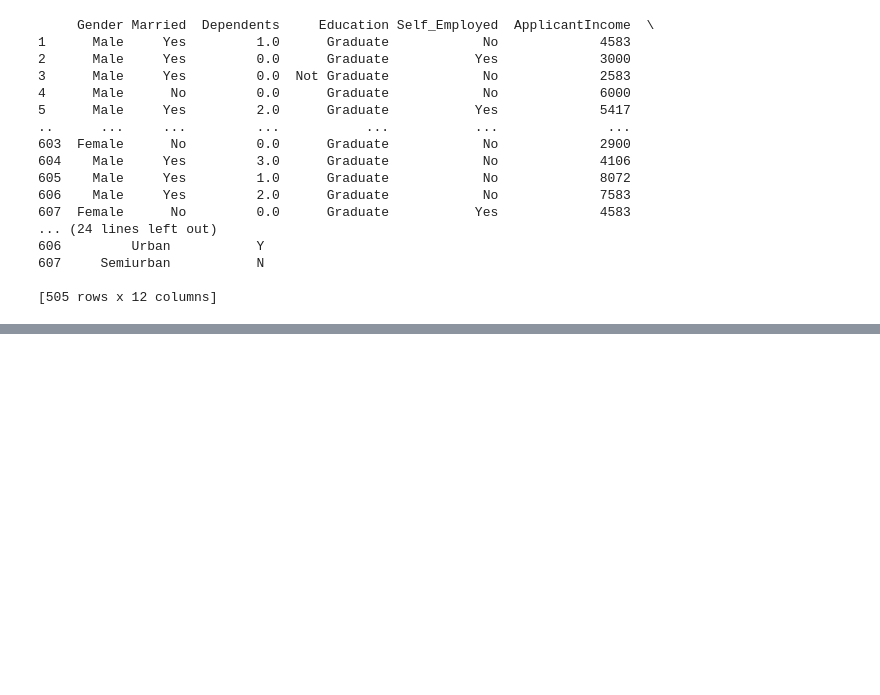
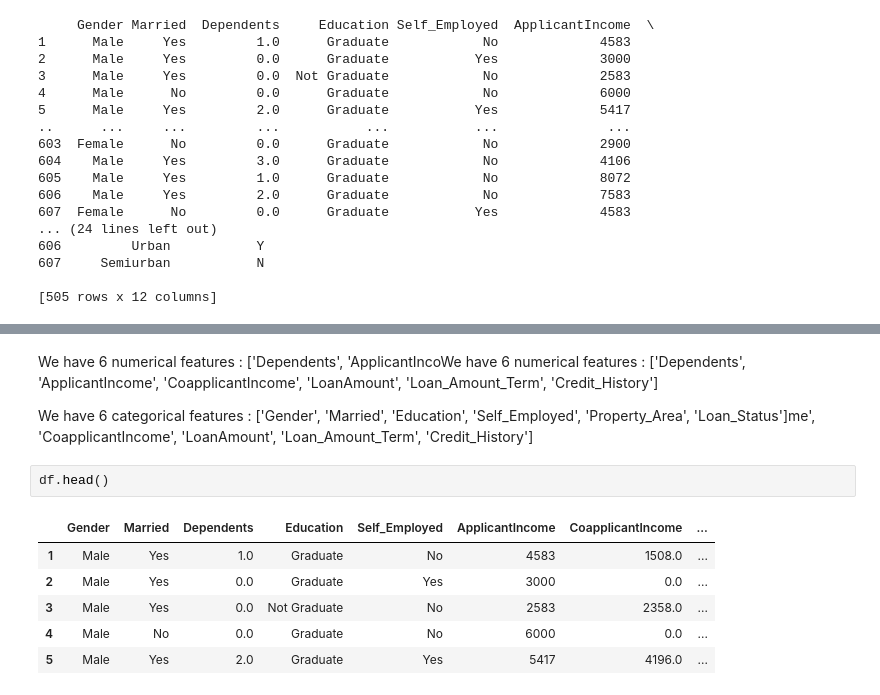
Before and after one commit to Dishasoni1009/Loan_approval, a Jupyter notebook: notebook/EDA_LOAN_APPROVAL.ipynb, the cells around one changed output, grey strips where cells are left out. Cells and saved outputs as stored; diff of their text form; blank space fills up the shorter version.

```diff
--- a/notebook/EDA_LOAN_APPROVAL.ipynb
+++ b/notebook/EDA_LOAN_APPROVAL.ipynb
@@ -270,0 +308,13 @@ print(df)
+# %% [markdown]
+We have 6 numerical features : ['Dependents', 'ApplicantIncoWe have 6 numerical features : ['Dependents', 'ApplicantIncome', 'CoapplicantIncome', 'LoanAmount', 'Loan_Amount_Term', 'Credit_History']
+
+We have 6 categorical features : ['Gender', 'Married', 'Education', 'Self_Employed', 'Property_Area', 'Loan_Status']me', 'CoapplicantIncome', 'LoanAmount', 'Loan_Amount_Term', 'Credit_History']
+# %%
+df.head()
+# %% [output]
+|  | Gender | Married | Dependents | Education | Self_Employed | ApplicantIncome | CoapplicantIncome | ... |
+| 1 | Male | Yes | 1.0 | Graduate | No | 4583 | 1508.0 | ... |
+| 2 | Male | Yes | 0.0 | Graduate | Yes | 3000 | 0.0 | ... |
+| 3 | Male | Yes | 0.0 | Not Graduate | No | 2583 | 2358.0 | ... |
+| 4 | Male | No | 0.0 | Graduate | No | 6000 | 0.0 | ... |
+| 5 | Male | Yes | 2.0 | Graduate | Yes | 5417 | 4196.0 | ... |
```
Also changed, not shown: parts of 4 cells of this notebook.
